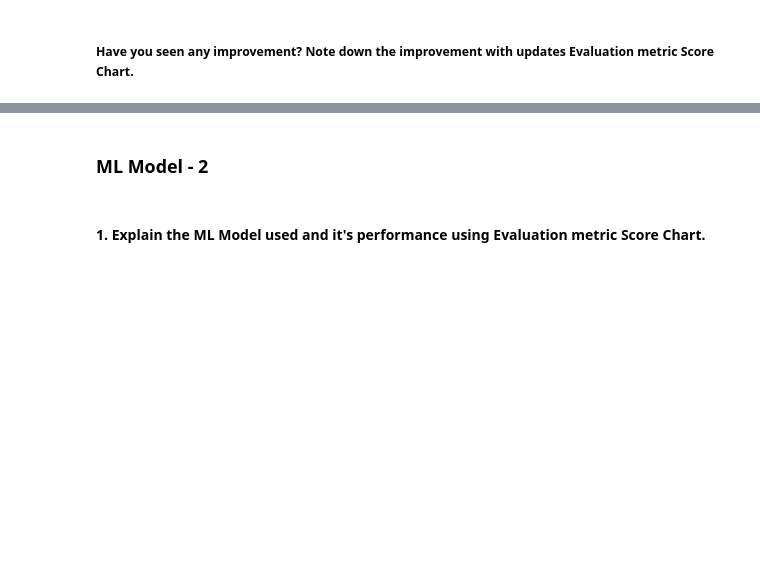
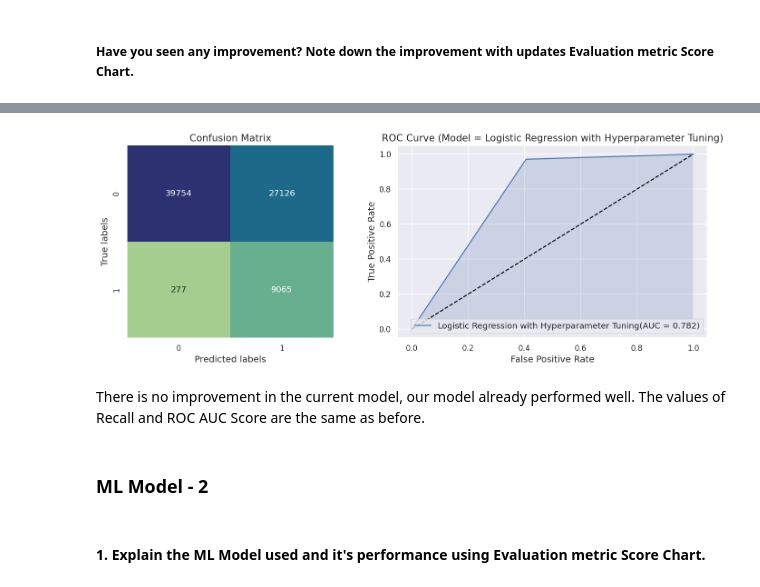
Before and after one commit to abhijain1216/Health-Insurance-Cross-Sell-Prediction-Classification-Project, a Jupyter notebook: Health_Insurance_Cross_Sell_Prediction_Classification_Project.ipynb, the cells around one changed output, grey strips where cells are left out. Cells and saved outputs as stored; diff of their text form; code cells hidden in the pictures; blank space fills up the shorter version.

```diff
--- a/Health_Insurance_Cross_Sell_Prediction_Classification_Project.ipynb
+++ b/Health_Insurance_Cross_Sell_Prediction_Classification_Project.ipynb
@@ -1425,0 +1534,17 @@ X_test=scaler.transform(X_test)
+# %%
+# Implementation with hyperparameter optimization techniques (i.e., GridSearch CV, RandomSearch CV, Bayesian Optimization etc.)
+classifier = LogisticRegression()
+parameters = {'max_iter':[10000,12000], 'penalty':['l1', 'l2', 'elasticnet', None],'solver':['lbfgs', 'liblinear', 'newton-cg', 'newton-cholesky', 'sag', 'saga']}
+logistic_regression_cv = GridSearchCV(classifier, parameters, scoring='recall', cv=5,n_jobs = -1)
+
+# Fit the Algorithm
+logistic_regression_cv.fit(X_train_res,Y_train_res)
+
+
+# Predict on the model
+Y_train_pred_logistic_cv = logistic_regression_cv.predict(X_train_res)
+Y_test_pred_logistic_cv = logistic_regression_cv.predict(X_test)
+
+# Best parameters
+print("The best parameters are found out to be :" ,logistic_regression_cv.best_params_)
+print("\nUsing these parameters the Recall is: ", logistic_regression_cv.best_score_)
@@ -1434,3 +1576,9 @@ Answer Here.
+# %%
+results_visualization(Y_test,Y_test_pred_logistic_cv,'Logistic Regression with Hyperparameter Tuning')
+# %% [output]
+[figure, added]
+# %% [markdown]
+There is no improvement in the current model, our model already performed well. The values of Recall and ROC AUC Score are the same as before.
 # %% [markdown]
 ### ML Model - 2
 # %% [markdown]
```
Also changed, not shown: parts of 16 cells of this notebook.
